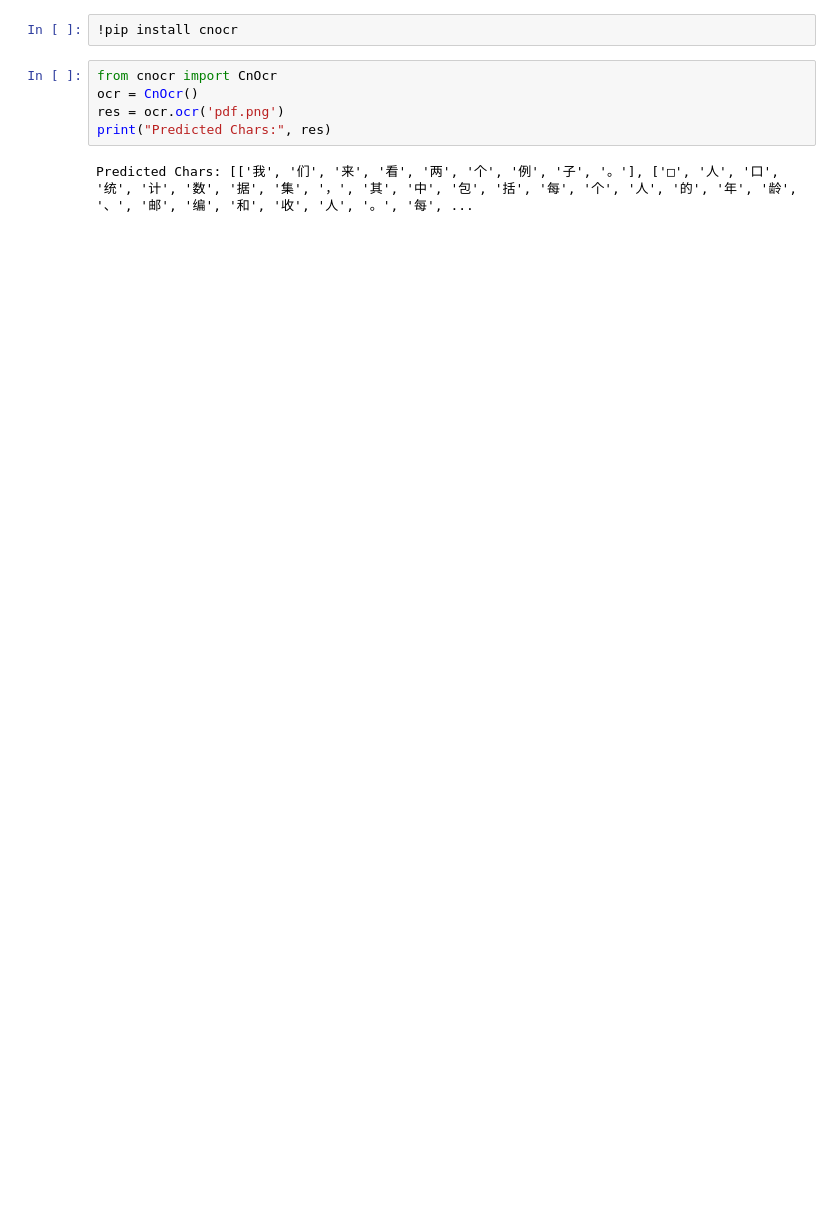
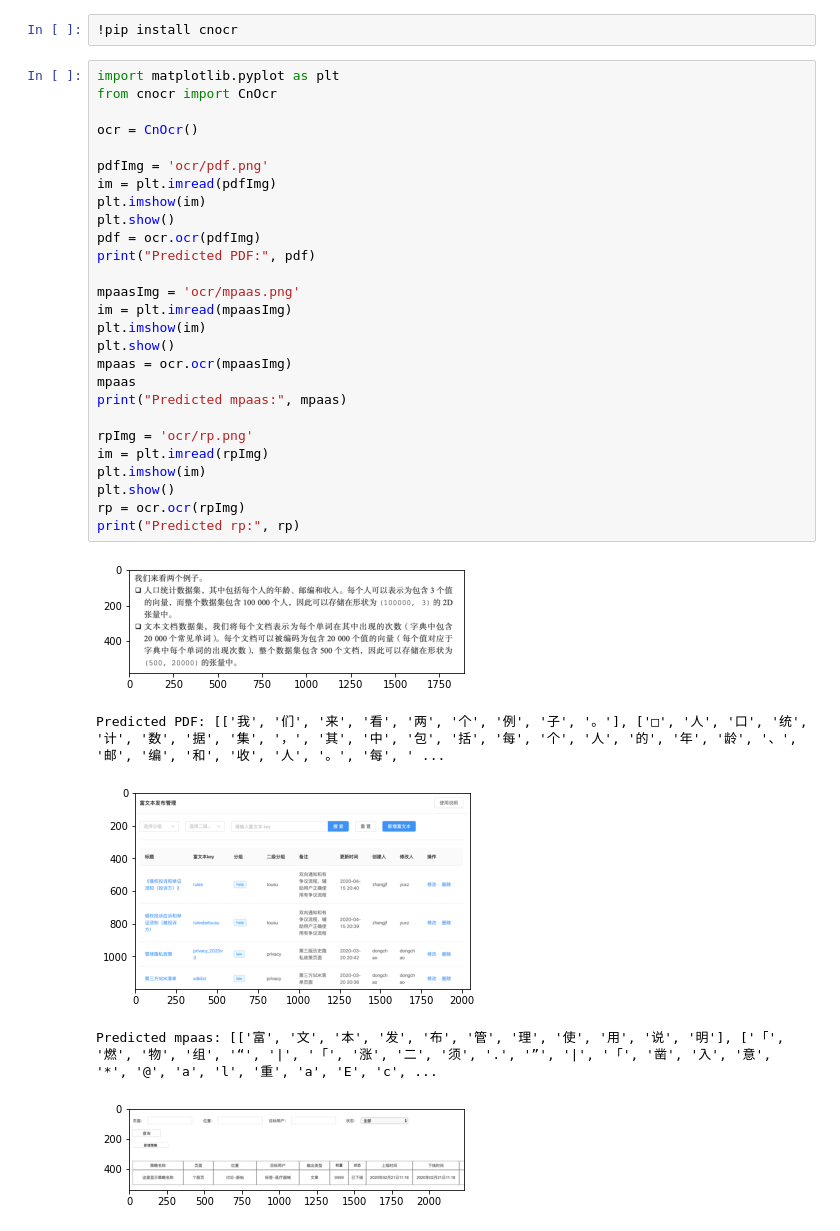
Before and after one commit to yuxizhe/OCR, a Jupyter notebook: cnocr.ipynb, the cells around one changed output. Drawn from its saved outputs; the diff is of its cells as text; blank space fills up the shorter version.

```diff
--- a/cnocr.ipynb
+++ b/cnocr.ipynb
@@ -1,9 +5,35 @@
 # %%
 !pip install cnocr
-# %%
-from cnocr import CnOcr
-ocr = CnOcr()
-res = ocr.ocr('pdf.png')
-print("Predicted Chars:", res)
-# %% [output]
-Predicted Chars: [['我', '们', '来', '看', '两', '个', '例', '子', '。'], ['□', '人', '口', '统', '计', '数', '据', '集', '，', '其', '中', '包', '括', '每', '个', '人', '的', '年', '龄', '、', '邮', '编', '和', '收', '人', '。', '每', ...
+# %%
+import matplotlib.pyplot as plt
+from cnocr import CnOcr
+
+ocr = CnOcr()
+
+pdfImg = 'ocr/pdf.png'
+im = plt.imread(pdfImg)
+plt.imshow(im)
+plt.show()
+pdf = ocr.ocr(pdfImg)
+print("Predicted PDF:", pdf)
+
+mpaasImg = 'ocr/mpaas.png'
+im = plt.imread(mpaasImg)
+plt.imshow(im)
+plt.show()
+mpaas = ocr.ocr(mpaasImg)
+mpaas
+print("Predicted mpaas:", mpaas)
+
+rpImg = 'ocr/rp.png'
+im = plt.imread(rpImg)
+plt.imshow(im)
+plt.show()
+rp = ocr.ocr(rpImg)
+print("Predicted rp:", rp)
+# %% [output]
+[figure, added]
+Predicted PDF: [['我', '们', '来', '看', '两', '个', '例', '子', '。'], ['□', '人', '口', '统', '计', '数', '据', '集', '，', '其', '中', '包', '括', '每', '个', '人', '的', '年', '龄', '、', '邮', '编', '和', '收', '人', '。', '每', ' ...
+[figure, added]
+Predicted mpaas: [['富', '文', '本', '发', '布', '管', '理', '使', '用', '说', '明'], ['「', '燃', '物', '组', '“', '|', '「', '涨', '二', '须', '.', '”', '|', '「', '凿', '入', '意', '*', '@', 'a', 'l', '重', 'a', 'E', 'c', ...
+[figure, added]
```
Also changed, not shown: parts of 4 cells of this notebook.
